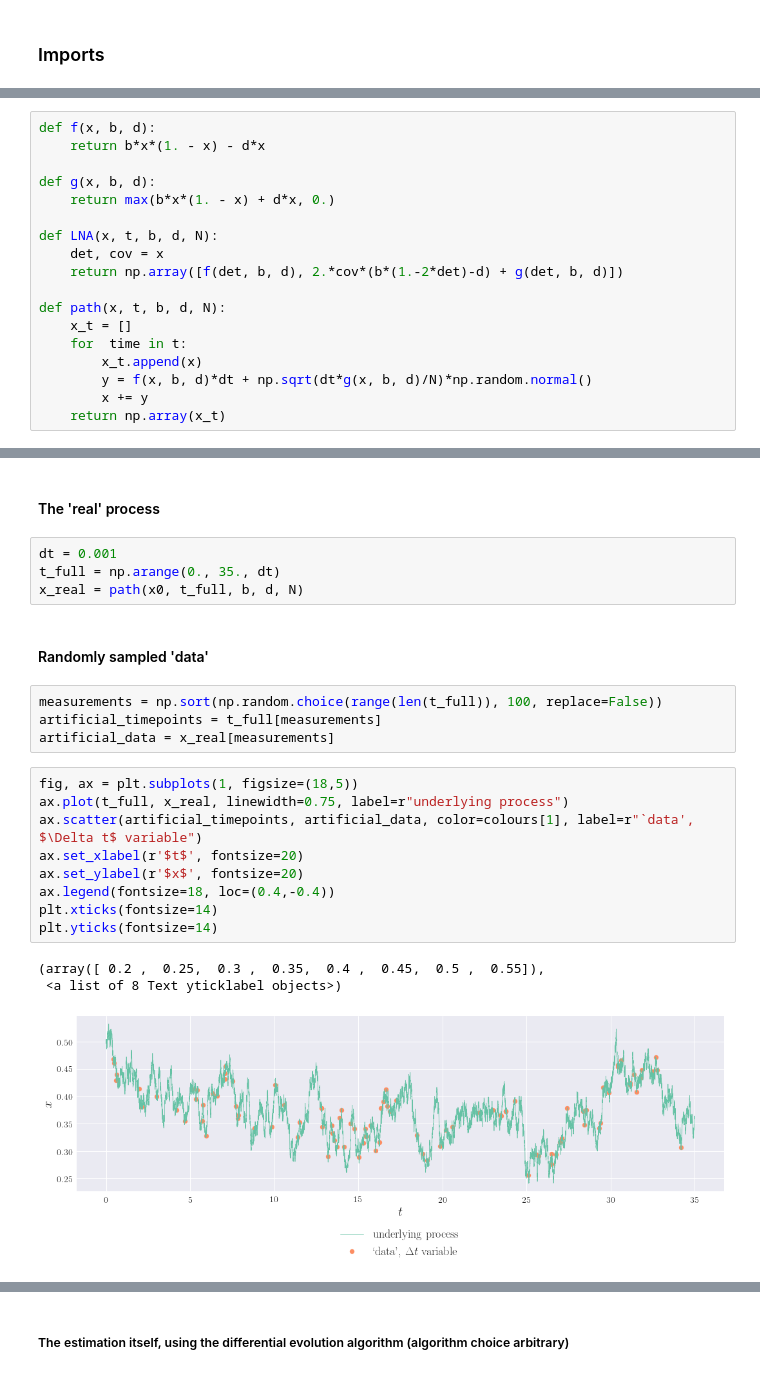
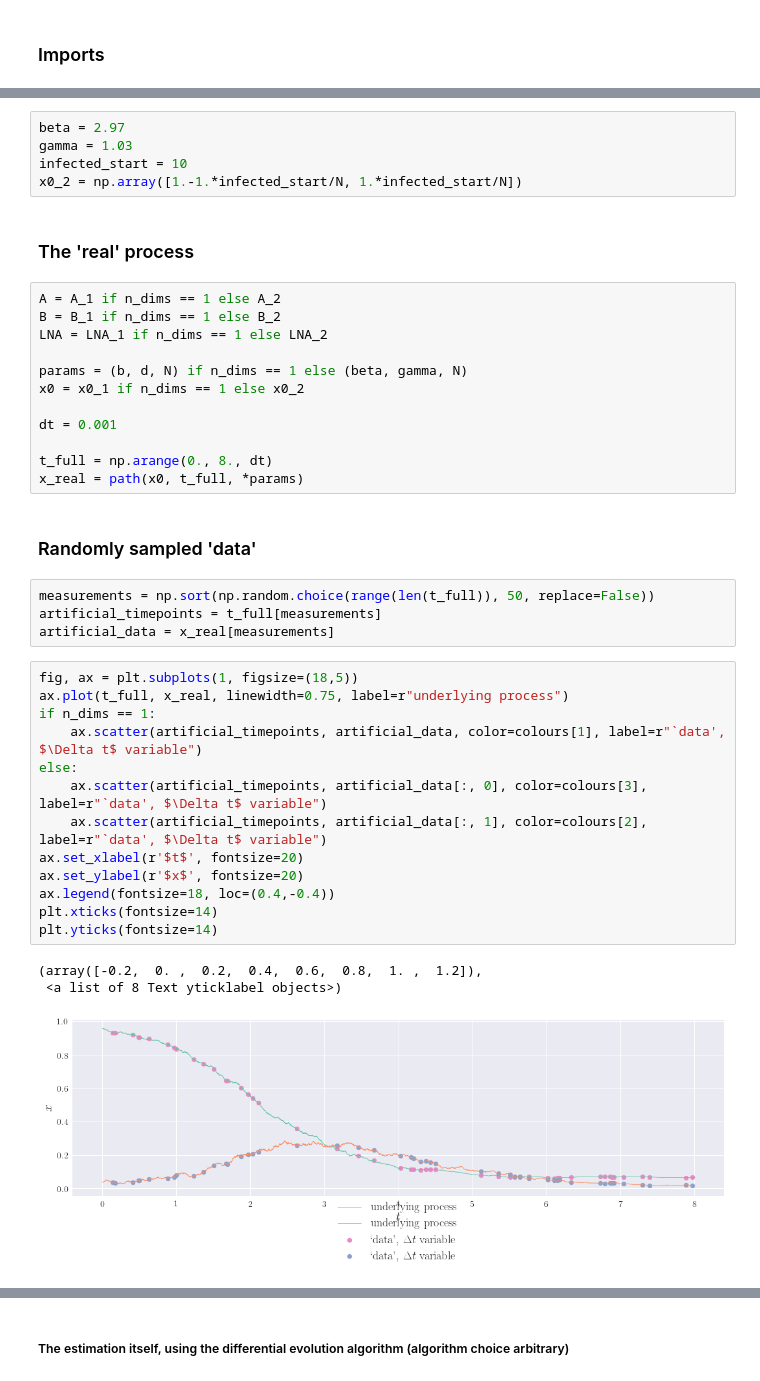
Before and after one commit to cparrarojas/sde-parameter-estimation, a Jupyter notebook: sde-parameter-estimation.ipynb, the cells around one changed output, grey strips where cells are left out. Drawn from its saved outputs; the diff is of its cells as text.

```diff
--- a/sde-parameter-estimation.ipynb
+++ b/sde-parameter-estimation.ipynb
@@ -39,18 +106,0 @@ The function `'path'` returns one realisation of the process
-# %%
-def f(x, b, d):
-    return b*x*(1. - x) - d*x
-
-def g(x, b, d):
-    return max(b*x*(1. - x) + d*x, 0.)
-
-def LNA(x, t, b, d, N):
-    det, cov = x
-    return np.array([f(det, b, d), 2.*cov*(b*(1.-2*det)-d) + g(det, b, d)])
-
-def path(x, t, b, d, N):
-    x_t = []
-    for  time in t:
-        x_t.append(x)
-        y = f(x, b, d)*dt + np.sqrt(dt*g(x, b, d)/N)*np.random.normal()
-        x += y
-    return np.array(x_t)
@@ -57,26 +109,43 @@ def path(x, t, b, d, N):
+# %%
+beta = 2.97
+gamma = 1.03
+infected_start = 10
+x0_2 = np.array([1.-1.*infected_start/N, 1.*infected_start/N])
 # %% [markdown]
-#### The 'real' process
+### The 'real' process
-# %%
-dt = 0.001
-t_full = np.arange(0., 35., dt)
-x_real = path(x0, t_full, b, d, N)
+# %%
+A = A_1 if n_dims == 1 else A_2
+B = B_1 if n_dims == 1 else B_2
+LNA = LNA_1 if n_dims == 1 else LNA_2
+
+params = (b, d, N) if n_dims == 1 else (beta, gamma, N)
+x0 = x0_1 if n_dims == 1 else x0_2
+
+dt = 0.001
+
+t_full = np.arange(0., 8., dt)
+x_real = path(x0, t_full, *params)
 # %% [markdown]
-#### Randomly sampled 'data'
+### Randomly sampled 'data'
 # %%
-measurements = np.sort(np.random.choice(range(len(t_full)), 100, replace=False))
+measurements = np.sort(np.random.choice(range(len(t_full)), 50, replace=False))
 artificial_timepoints = t_full[measurements]
 artificial_data = x_real[measurements]
 # %%
 fig, ax = plt.subplots(1, figsize=(18,5))
 ax.plot(t_full, x_real, linewidth=0.75, label=r"underlying process")
-ax.scatter(artificial_timepoints, artificial_data, color=colours[1], label=r"`data', $\Delta t$ variable")
+if n_dims == 1:
+    ax.scatter(artificial_timepoints, artificial_data, color=colours[1], label=r"`data', $\Delta t$ variable")
+else:
+    ax.scatter(artificial_timepoints, artificial_data[:, 0], color=colours[3], label=r"`data', $\Delta t$ variable")
+    ax.scatter(artificial_timepoints, artificial_data[:, 1], color=colours[2], label=r"`data', $\Delta t$ variable")
 ax.set_xlabel(r'$t$', fontsize=20)
 ax.set_ylabel(r'$x$', fontsize=20)
 ax.legend(fontsize=18, loc=(0.4,-0.4))
 plt.xticks(fontsize=14)
 plt.yticks(fontsize=14)
 # %% [output]
-(array([ 0.2 ,  0.25,  0.3 ,  0.35,  0.4 ,  0.45,  0.5 ,  0.55]),
+(array([-0.2,  0. ,  0.2,  0.4,  0.6,  0.8,  1. ,  1.2]),
  <a list of 8 Text yticklabel objects>)
-[figure, old version]
+[figure, new version]
 # %% [markdown]
```
Also changed, not shown: parts of 19 cells of this notebook.
